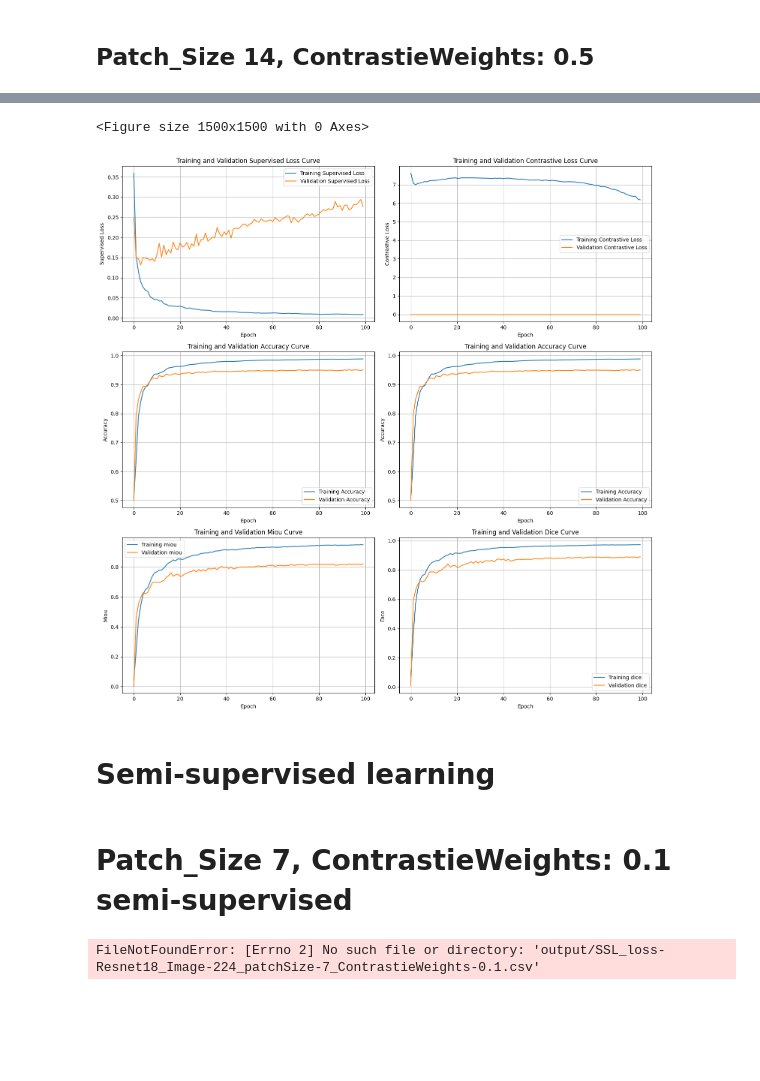
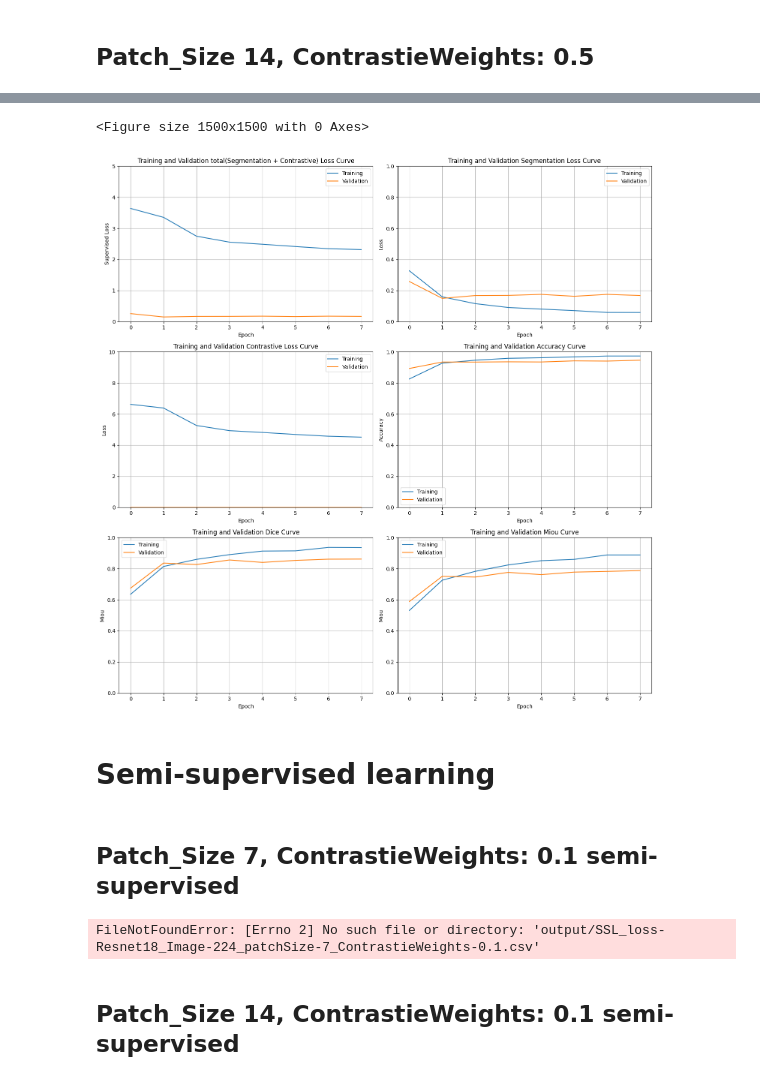
Before and after one commit to Yang-Jiaxiang/PatchCL-MedSeg-Louis, a Jupyter notebook: Loss_curve.ipynb, the cells around one changed output, grey strips where cells are left out. Cells and saved outputs as stored; diff of their text form; code cells hidden in the pictures; blank space fills up the shorter version.

```diff
--- a/Loss_curve.ipynb
+++ b/Loss_curve.ipynb
@@ -113,17 +121,19 @@ plotCurve(df)
 # %%
-csv_file_path = 'output/supervised pre training_loss-Resnet18_Image-224_patchSize-7_ContrastieWeights-0.5.csv'  # 請將此處替換為你的 CSV 檔案路徑
+csv_file_path = 'output/loss_7-0.5_supervised-Pretraining.csv'  # 請將此處替換為你的 CSV 檔案路徑
 df = readCSV(csv_file_path)
-plotCurve(df)
+plotCurve(df, weight = 0.5)
 # %% [output]
 <Figure size 1500x1500 with 0 Axes>
-[figure, old version]
+[figure, new version]
 # %% [markdown]
 # Semi-supervised learning
 # %% [markdown]
-# Patch_Size 7, ContrastieWeights: 0.1 semi-supervised
+## Patch_Size 7, ContrastieWeights: 0.1 semi-supervised
 # %%
 csv_file_path = 'output/SSL_loss-Resnet18_Image-224_patchSize-7_ContrastieWeights-0.1.csv'  # 請將此處替換為你的 CSV 檔案路徑
 df = readCSV(csv_file_path)
 plotCurve(df)
 # %% [output]
 FileNotFoundError: [Errno 2] No such file or directory: 'output/SSL_loss-Resnet18_Image-224_patchSize-7_ContrastieWeights-0.1.csv'
+# %% [markdown]
+## Patch_Size 14, ContrastieWeights: 0.1 semi-supervised
```
Also changed, not shown: parts of 7 cells of this notebook, 25 other files.
